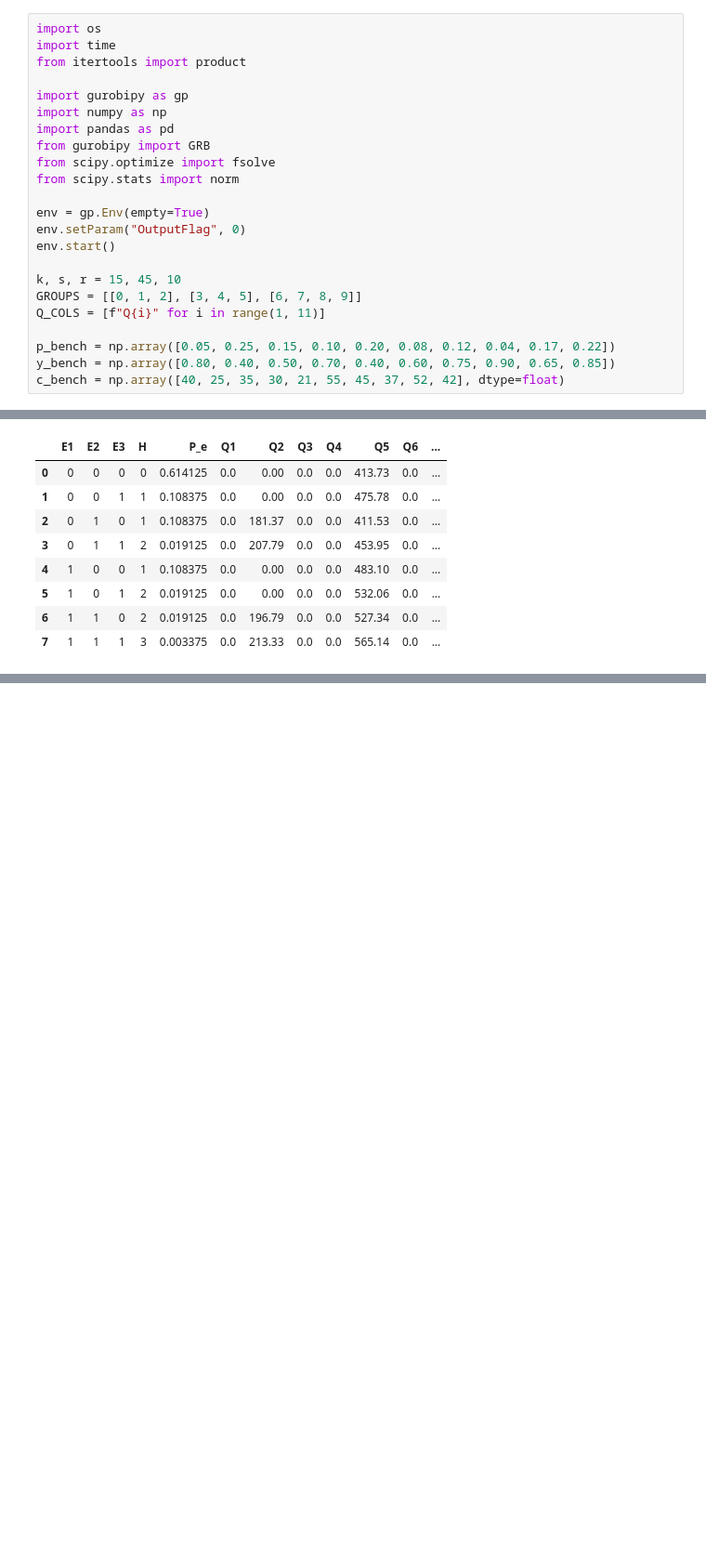
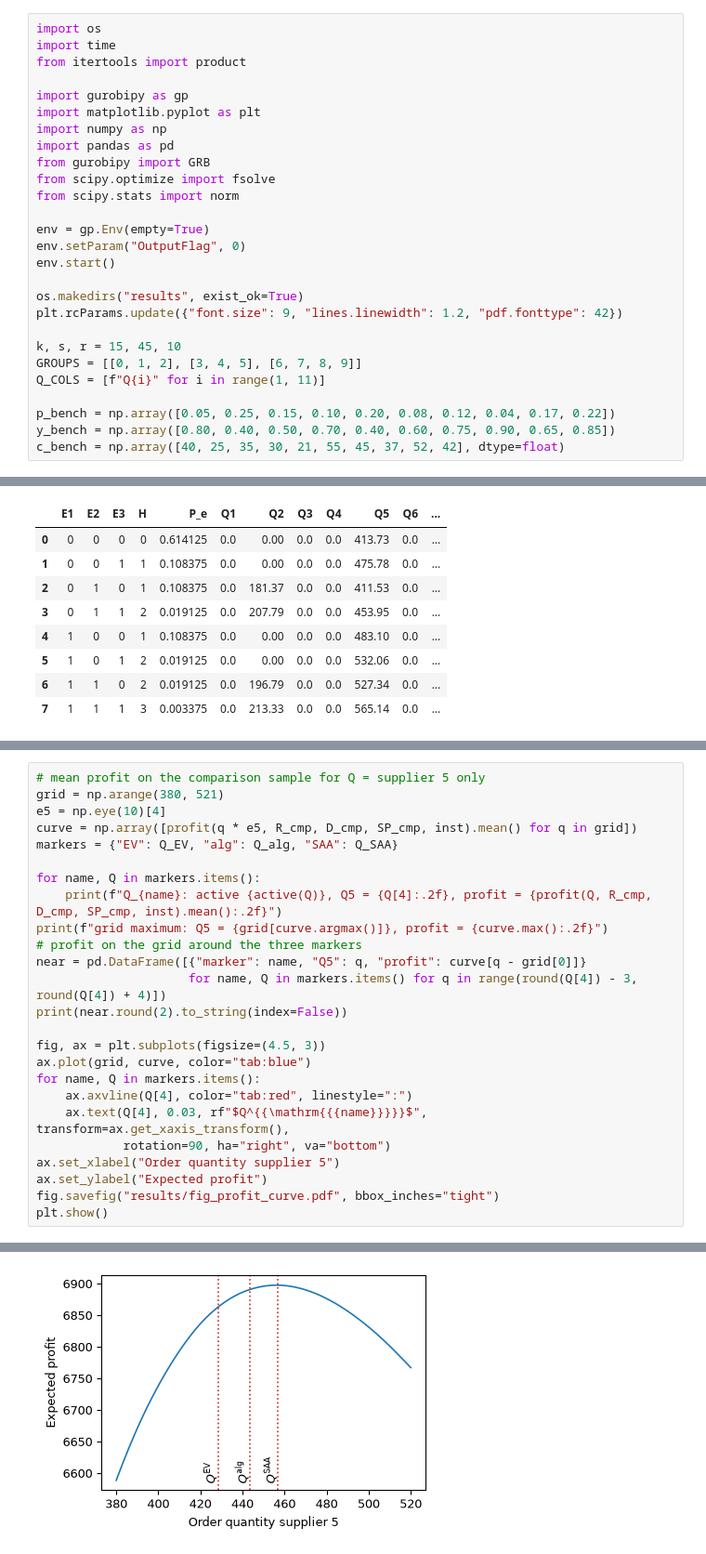
Before and after one commit to RobinBogers/DMUU_assignment, a Jupyter notebook: ch4_sp/chapter4.ipynb, the cells around one changed output, grey strips where cells are left out. Shown at 93% size. Drawn from its saved outputs; the diff is of its cells as text; blank space fills up the shorter version.

```diff
--- a/ch4_sp/chapter4.ipynb
+++ b/ch4_sp/chapter4.ipynb
@@ -10,6 +8,7 @@ import time
 from itertools import product
 
 import gurobipy as gp
+import matplotlib.pyplot as plt
 import numpy as np
 import pandas as pd
 from gurobipy import GRB
@@ -20,6 +19,9 @@ env = gp.Env(empty=True)
 env.setParam("OutputFlag", 0)
 env.start()
 
+os.makedirs("results", exist_ok=True)
+plt.rcParams.update({"font.size": 9, "lines.linewidth": 1.2, "pdf.fonttype": 42})
+
 k, s, r = 15, 45, 10
 GROUPS = [[0, 1, 2], [3, 4, 5], [6, 7, 8, 9]]
 Q_COLS = [f"Q{i}" for i in range(1, 11)]
@@ -352,0 +346,26 @@ Rounded result tables for the report, written to `results/` (file names follow t
+# %%
+# mean profit on the comparison sample for Q = supplier 5 only
+grid = np.arange(380, 521)
+e5 = np.eye(10)[4]
+curve = np.array([profit(q * e5, R_cmp, D_cmp, SP_cmp, inst).mean() for q in grid])
+markers = {"EV": Q_EV, "alg": Q_alg, "SAA": Q_SAA}
+
+for name, Q in markers.items():
+    print(f"Q_{name}: active {active(Q)}, Q5 = {Q[4]:.2f}, profit = {profit(Q, R_cmp, D_cmp, SP_cmp, inst).mean():.2f}")
+print(f"grid maximum: Q5 = {grid[curve.argmax()]}, profit = {curve.max():.2f}")
+# profit on the grid around the three markers
+near = pd.DataFrame([{"marker": name, "Q5": q, "profit": curve[q - grid[0]]}
+                     for name, Q in markers.items() for q in range(round(Q[4]) - 3, round(Q[4]) + 4)])
+print(near.round(2).to_string(index=False))
+
+fig, ax = plt.subplots(figsize=(4.5, 3))
+ax.plot(grid, curve, color="tab:blue")
+for name, Q in markers.items():
+    ax.axvline(Q[4], color="tab:red", linestyle=":")
+    ax.text(Q[4], 0.03, rf"$Q^{{\mathrm{{{name}}}}}$", transform=ax.get_xaxis_transform(),
+            rotation=90, ha="right", va="bottom")
+ax.set_xlabel("Order quantity supplier 5")
+ax.set_ylabel("Expected profit")
+fig.savefig("results/fig_profit_curve.pdf", bbox_inches="tight")
+plt.show()
+# %% [output]
@@ -352,0 +389 @@ Rounded result tables for the report, written to `results/` (file names follow t
+[figure, added]
```
Also changed, not shown: parts of 24 cells of this notebook, 9 other files.
